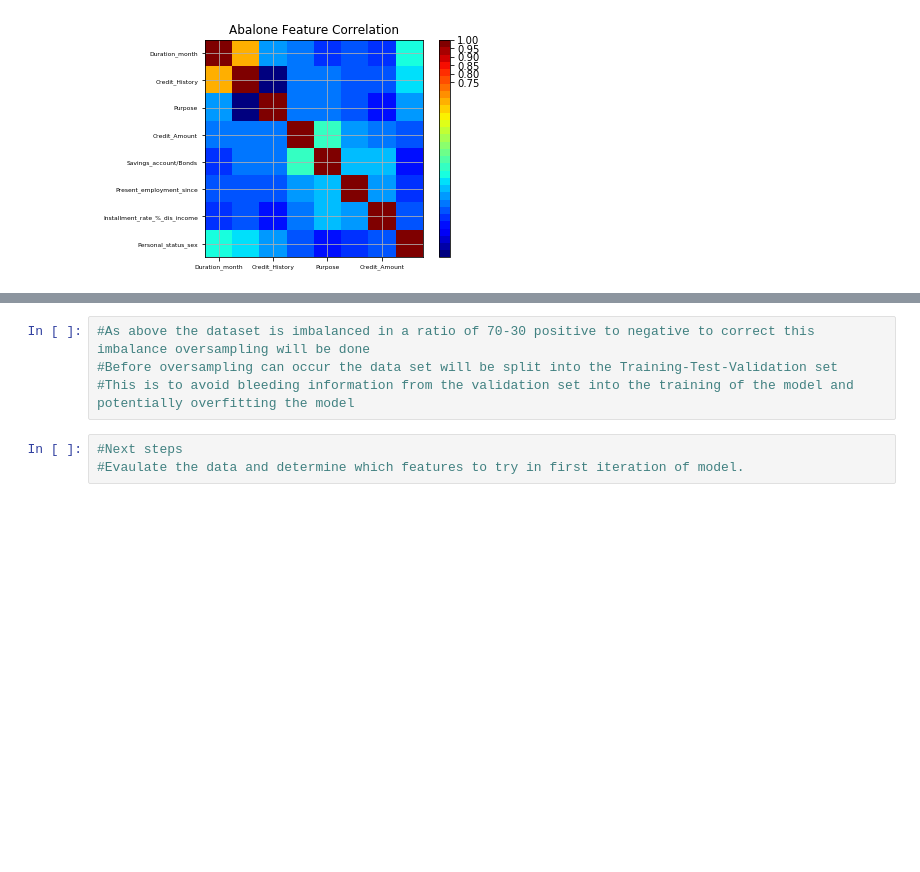
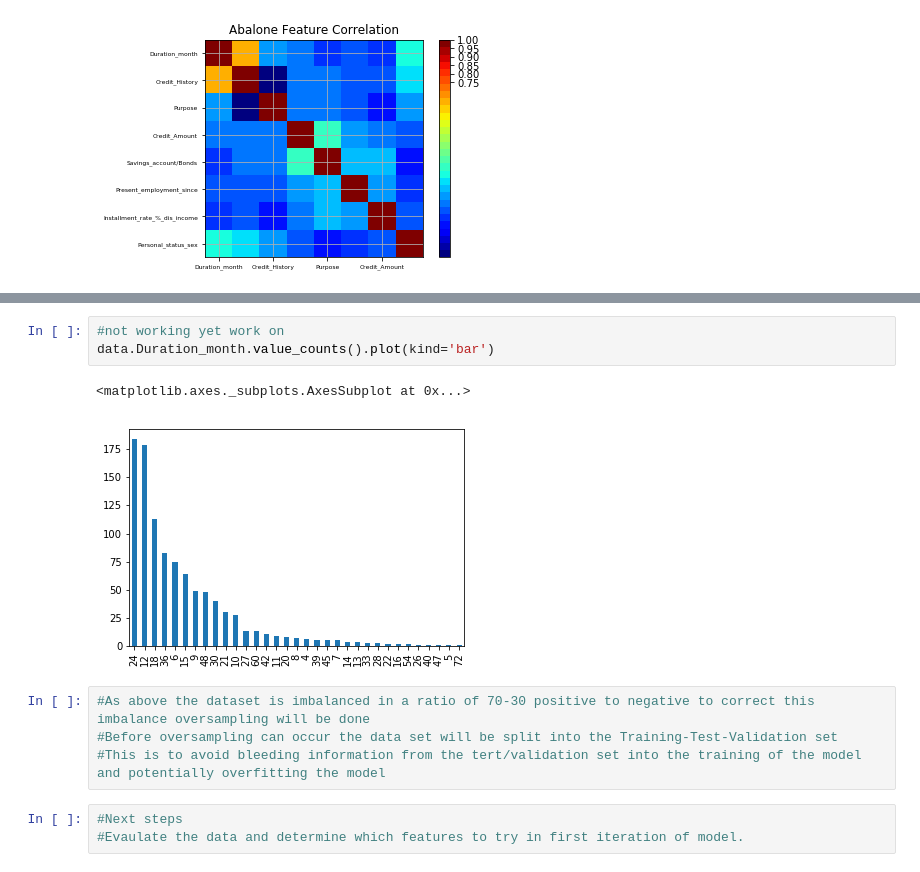
Before and after one commit to ScottMCasey/DataScience12032330SSA, a Jupyter notebook: SummerStudioA.ipynb, the cells around one changed output, grey strips where cells are left out. Drawn from its saved outputs; the diff is of its cells as text; blank space fills up the shorter version.

Commit message:
Complete syntax of model Begun analysing data more work to be done and more syntax to figure out

```diff
--- a/SummerStudioA.ipynb
+++ b/SummerStudioA.ipynb
@@ -196,7 +207,13 @@ correlation_matrix(data)
+# %%
+#not working yet work on
+data.Duration_month.value_counts().plot(kind='bar')
+# %% [output]
+<matplotlib.axes._subplots.AxesSubplot at 0x...>
+[figure, added]
 # %%
 #As above the dataset is imbalanced in a ratio of 70-30 positive to negative to correct this imbalance oversampling will be done
 #Before oversampling can occur the data set will be split into the Training-Test-Validation set
-#This is to avoid bleeding information from the validation set into the training of the model and potentially overfitting the model
+#This is to avoid bleeding information from the tert/validation set into the training of the model and potentially overfitting the model
 # %%
 #Next steps
 #Evaulate the data and determine which features to try in first iteration of model.
```
Also changed, not shown: parts of 7 cells of this notebook.
